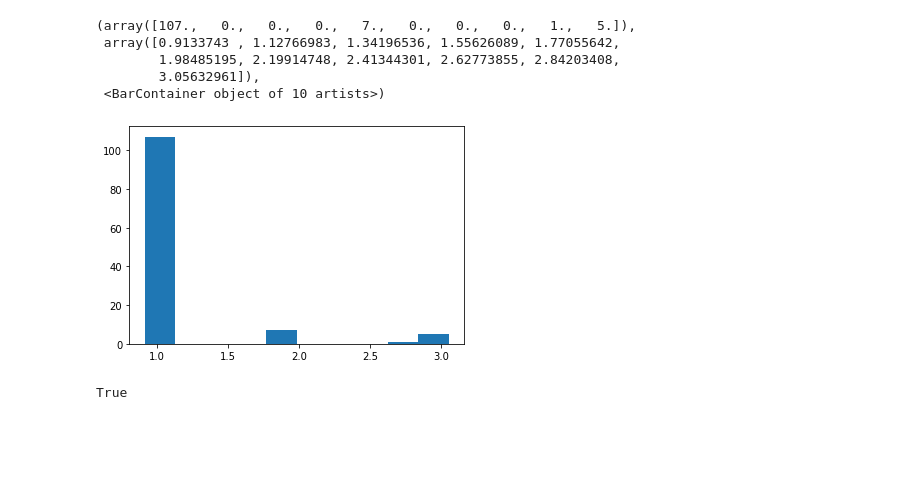
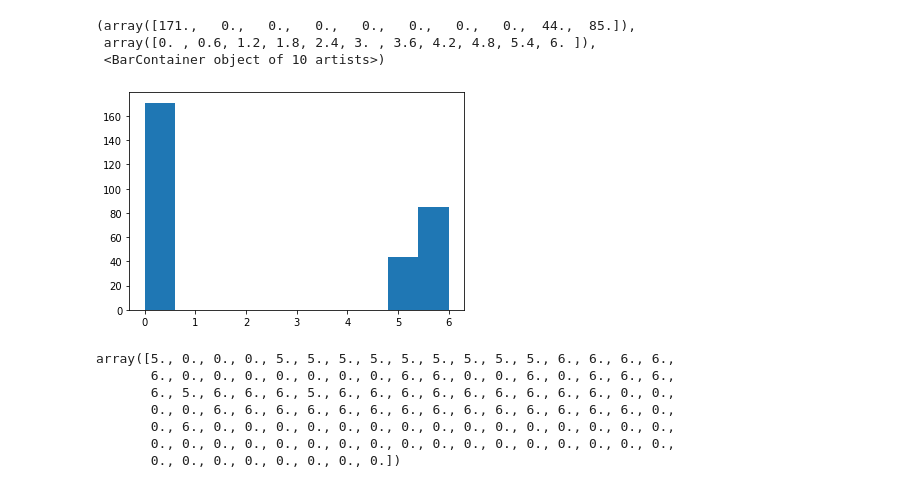
Before and after one commit to MiguelASMAstro/stableplanets, a Jupyter notebook: solarsystem.ipynb, the cells around one changed output. Drawn from its saved outputs; the diff is of its cells as text; code cells hidden in the pictures; blank space fills up the shorter version.

```diff
--- a/solarsystem.ipynb
+++ b/solarsystem.ipynb
@@ -12,13 +34,17 @@ plt.yscale('log')
 # %%
-plt.hist(np.log10(surv_time[:,3]/(2*np.pi)))
+plt.hist(surv_time[:,4])
 # %% [output]
-(array([107.,   0.,   0.,   0.,   7.,   0.,   0.,   0.,   1.,   5.]),
- array([0.9133743 , 1.12766983, 1.34196536, 1.55626089, 1.77055642,
-        1.98485195, 2.19914748, 2.41344301, 2.62773855, 2.84203408,
-        3.05632961]),
+(array([171.,   0.,   0.,   0.,   0.,   0.,   0.,   0.,  44.,  85.]),
+ array([0. , 0.6, 1.2, 1.8, 2.4, 3. , 3.6, 4.2, 4.8, 5.4, 6. ]),
  <BarContainer object of 10 artists>)
-[figure, old version]
+[figure, new version]
-# %%
-len(np.unique(surv_time[:,0])) == len(surv_time[:,0])
-# %% [output]
-True
+# %%
+surv_time[:,4]
+# %% [output]
+array([5., 0., 0., 0., 5., 5., 5., 5., 5., 5., 5., 5., 5., 6., 6., 6., 6.,
+       6., 0., 0., 0., 0., 0., 0., 0., 6., 6., 0., 0., 6., 0., 6., 6., 6.,
+       6., 5., 6., 6., 6., 5., 6., 6., 6., 6., 6., 6., 6., 6., 6., 0., 0.,
+       0., 0., 6., 6., 6., 6., 6., 6., 6., 6., 6., 6., 6., 6., 6., 6., 0.,
+       0., 6., 0., 0., 0., 0., 0., 0., 0., 0., 0., 0., 0., 0., 0., 0., 0.,
+       0., 0., 0., 0., 0., 0., 0., 0., 0., 0., 0., 0., 0., 0., 0., 0., 0.,
+       0., 0., 0., 0., 0., 0., 0., 0.])
```
Also changed, not shown: parts of 2 cells of this notebook, 9 other files.
